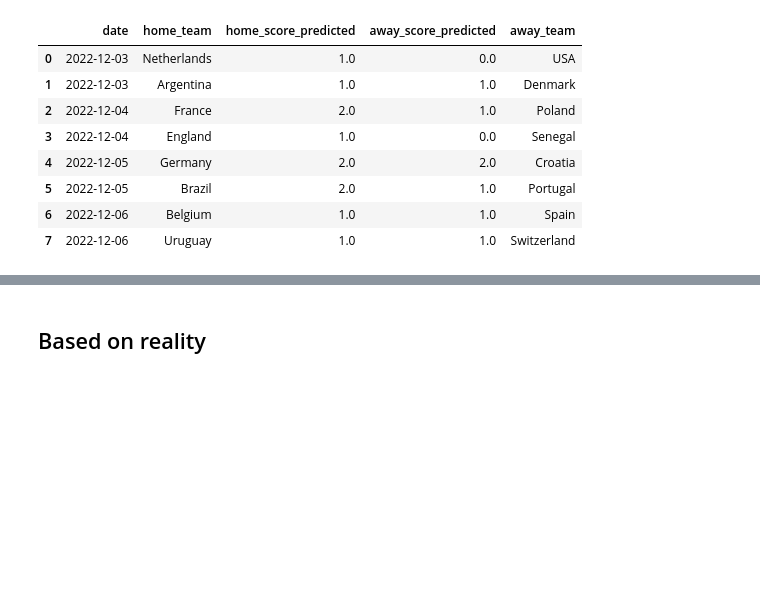
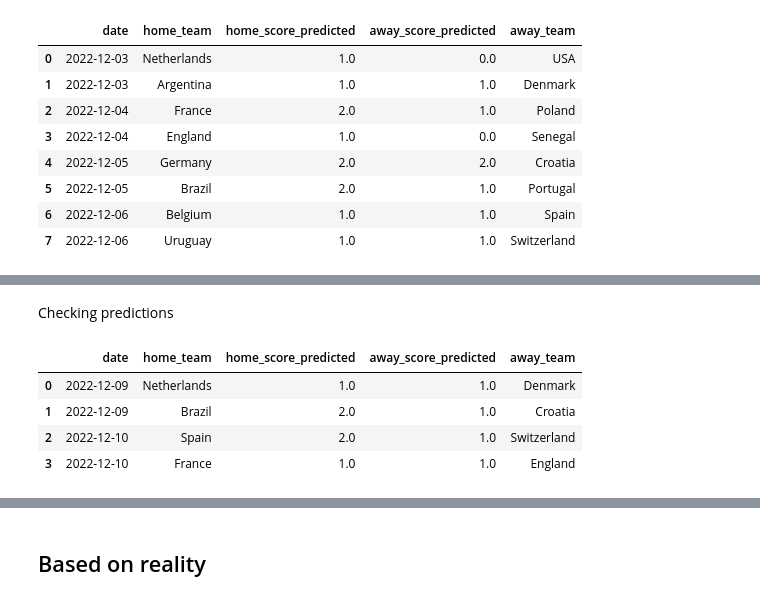
Before and after one commit to rafabandoni/world-cup-22-predict, a Jupyter notebook: predict_worldcup22.ipynb, the cells around one changed output, grey strips where cells are left out. Cells and saved outputs as stored; diff of their text form; code cells hidden in the pictures; blank space fills up the shorter version.

```diff
--- a/predict_worldcup22.ipynb
+++ b/predict_worldcup22.ipynb
@@ -667,0 +718,10 @@ matches_predicted_phase16_predicted.to_csv('predicts_stands/phase_of_16_predicti
+# %% [markdown]
+Checking predictions
+# %%
+matches_predicted_phase8_predicted
+# %% [output]
+|  | date | home_team | home_score_predicted | away_score_predicted | away_team |
+| 0 | 2022-12-09 | Netherlands | 1.0 | 1.0 | Denmark |
+| 1 | 2022-12-09 | Brazil | 2.0 | 1.0 | Croatia |
+| 2 | 2022-12-10 | Spain | 2.0 | 1.0 | Switzerland |
+| 3 | 2022-12-10 | France | 1.0 | 1.0 | England |
```
Also changed, not shown: parts of 39 cells of this notebook, 4 other files.
